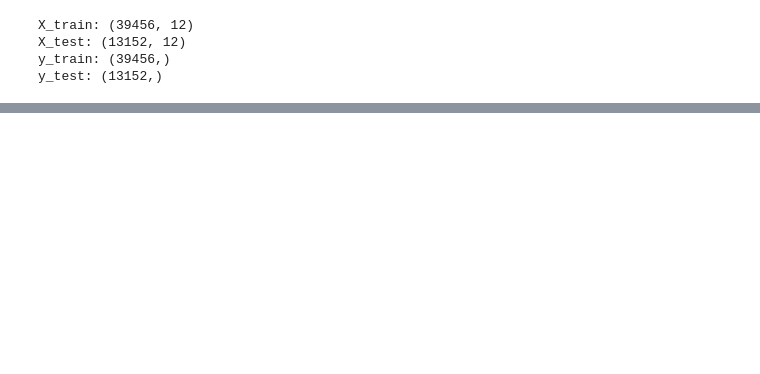
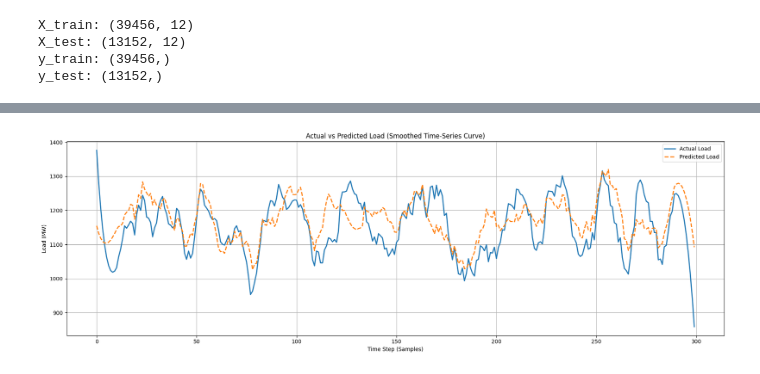
Before and after one commit to Sahilsharma500/majorrproject, a Jupyter notebook: model-training/load.ipynb, the cells around one changed output, grey strips where cells are left out. Drawn from its saved outputs; the diff is of its cells as text; code cells hidden in the pictures; blank space fills up the shorter version.

```diff
--- a/model-training/load.ipynb
+++ b/model-training/load.ipynb
@@ -334,0 +340,38 @@ plt.show()
+# %%
+import matplotlib.pyplot as plt
+import numpy as np
+from scipy.signal import savgol_filter
+
+# ------------------------------
+# Use first N points
+# ------------------------------
+N = 300
+actual = np.array(y_test[:N])
+predicted = np.array(y_pred[:N])
+
+# ------------------------------
+# Smooth curves for "polynomial-like" profile
+# ------------------------------
+actual_smooth = savgol_filter(actual, window_length=21, polyorder=3)
+pred_smooth = savgol_filter(predicted, window_length=21, polyorder=3)
+
+# ------------------------------
+# Time axis (just sample indices)
+# ------------------------------
+time = np.arange(N)
+
+plt.figure(figsize=(18, 6))
+
+plt.plot(time, actual_smooth, label='Actual Load', linewidth=2)
+plt.plot(time, pred_smooth, label='Predicted Load', linestyle='--', linewidth=2)
+
+plt.title("Actual vs Predicted Load (Smoothed Time-Series Curve)")
+plt.xlabel("Time Step (Samples)")
+plt.ylabel("Load (MW)")
+plt.legend()
+plt.grid(True)
+
+plt.tight_layout()
+plt.show()
+# %% [output]
+[figure, added]
```
Also changed, not shown: parts of 12 cells of this notebook, 6 other files.
